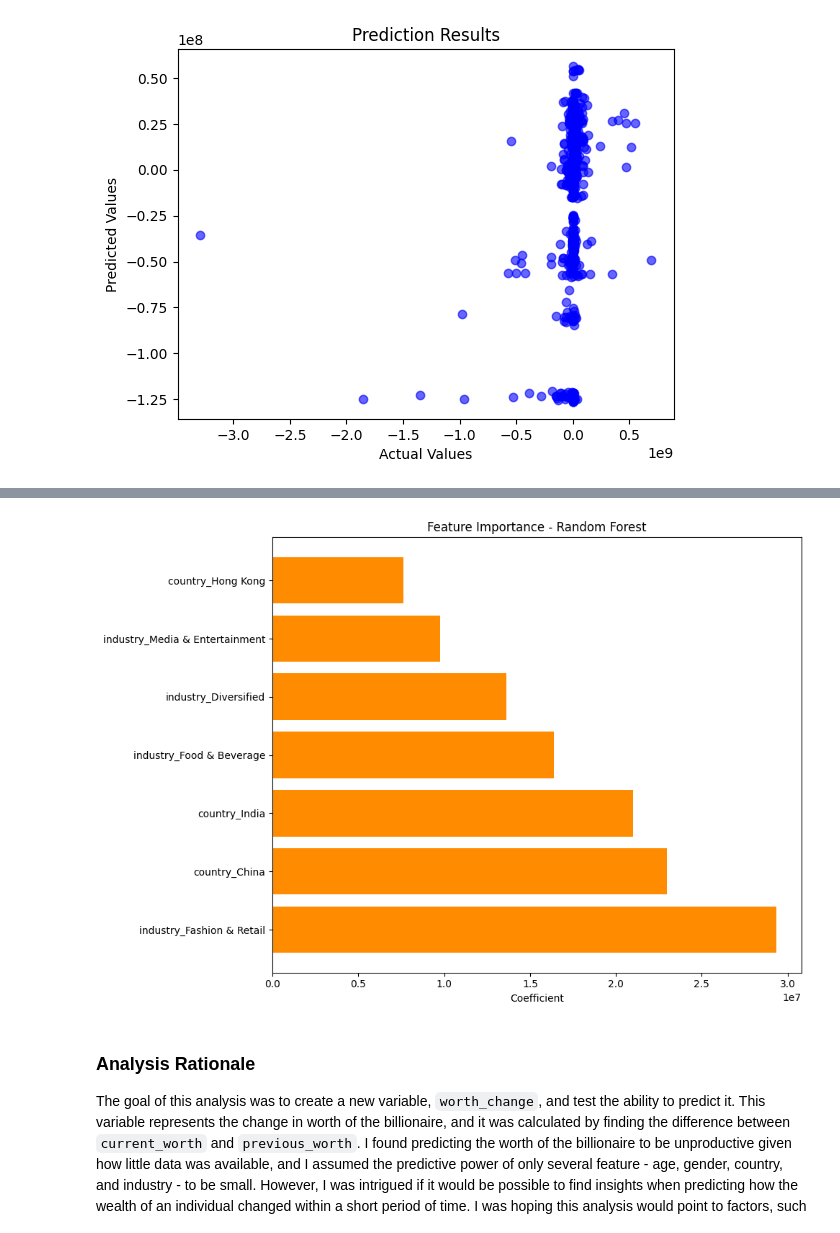
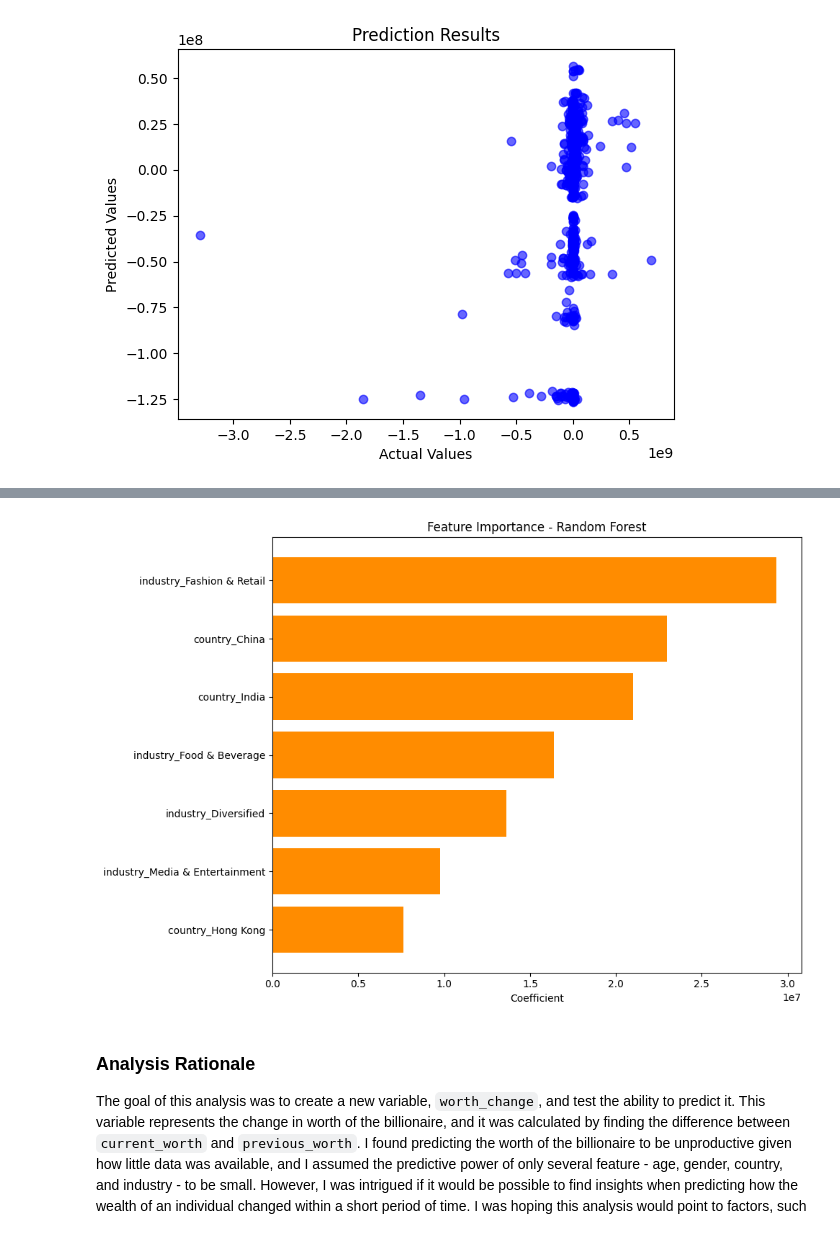
Before and after one commit to masonnicoletti/billionaire-analysis, a Jupyter notebook: pipeline/data_analysis.ipynb, the cells around one changed output, grey strips where cells are left out. Saved outputs shown, nothing was run; the diff lists cells and outputs as text; code cells hidden in the pictures.

```diff
--- a/pipeline/data_analysis.ipynb
+++ b/pipeline/data_analysis.ipynb
@@ -425,22 +427,29 @@ X_test["age"] = scaler.transform(X_test[["age"]])
 # %%
 # Modeling
 
-# Create Elastic Net model
-model = ElasticNet()
+try:
+    # Create Elastic Net model
+    model = ElasticNet()
 
-# Define parameters to vary
-param_grid = {
-    "alpha": [0.001, 0.1, 1, 10],
-    "l1_ratio": [0, 0.1, 0.5, 0.9, 1]
-}
+    # Define parameters to vary
+    param_grid = {
+        "alpha": [0.001, 0.1, 1, 10],
+        "l1_ratio": [0, 0.1, 0.5, 0.9, 1]
+    }
 
-# Set up Grid Search
-grid = GridSearchCV(model, param_grid, cv=4, n_jobs=-1, verbose=0)
+    # Set up Grid Search
+    grid = GridSearchCV(model, param_grid, cv=4, n_jobs=-1, verbose=0)
+    warnings.filterwarnings("ignore", category=ConvergenceWarning)
+    warnings.filterwarnings("ignore", category=UserWarning)
 
-# Fit grid search
-grid.fit(X_train, y_train)
+    # Fit grid search
+    grid.fit(X_train, y_train)
 
-logger.info("Fit model on data")
+    logger.info("Fit model on data")
+
+except Exception as e:
+    print(f"Error: {e}")
+    logger.error(f"An error occurred: {e}")
 # %%
 # Explore the best model
 
@@ -504,19 +513,20 @@ logger.info("Determine feature importance")
 # %%
 # Visualize feature importance
 
 top_features = feature_importance.head(7)
 
 plt.figure(figsize=(10,7))
 plt.barh(top_features['Feature'], top_features['Importance'], color="darkorange")
+plt.gca().invert_yaxis()
 plt.xlabel("Coefficient")
 plt.title("Feature Importance - Random Forest")
 plt.tight_layout()
 plt.savefig("../figures/model_coefficients.png")
 plt.show()
 
 logger.info("Visualize model feature importance")
 # %% [output]
-[figure, old version]
+[figure, new version]
 # %% [markdown]
 ### Analysis Rationale
 
```
Also changed, not shown: parts of 7 cells of this notebook, 2 other files.
